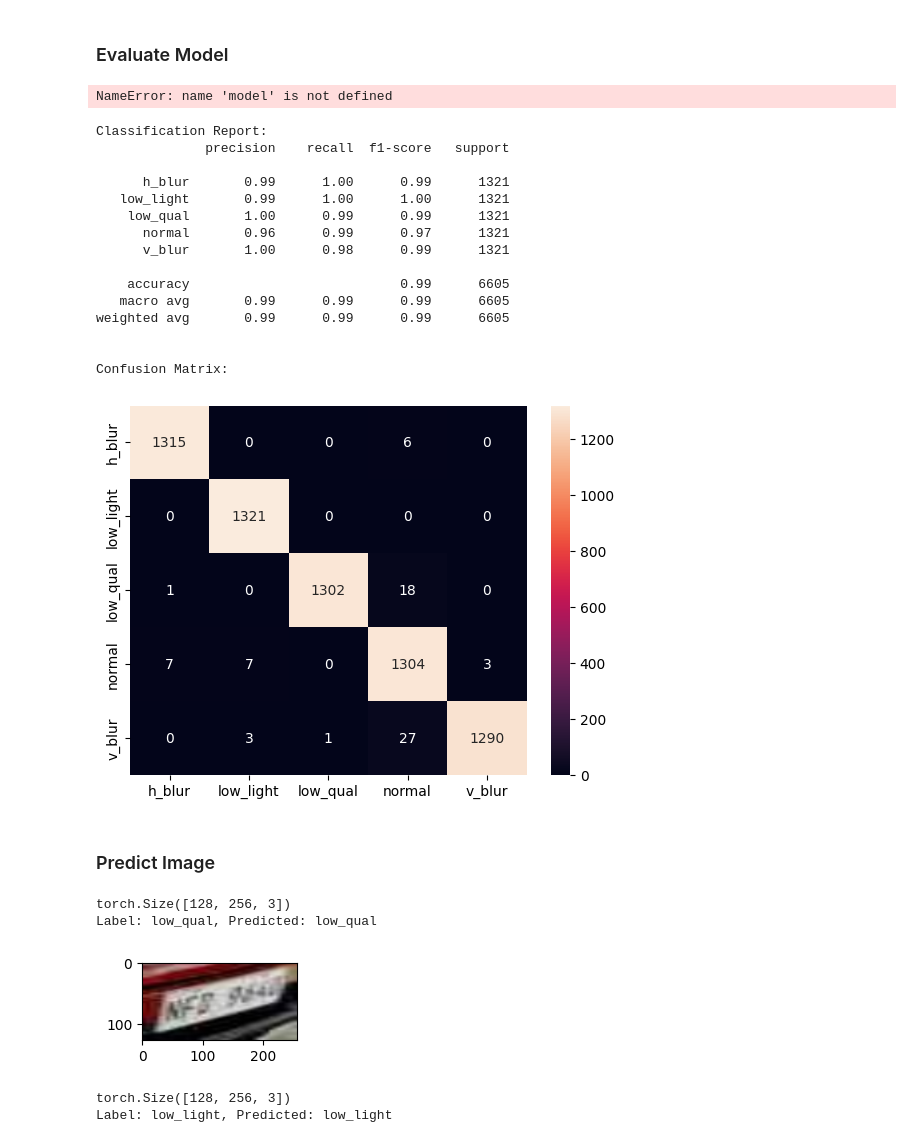
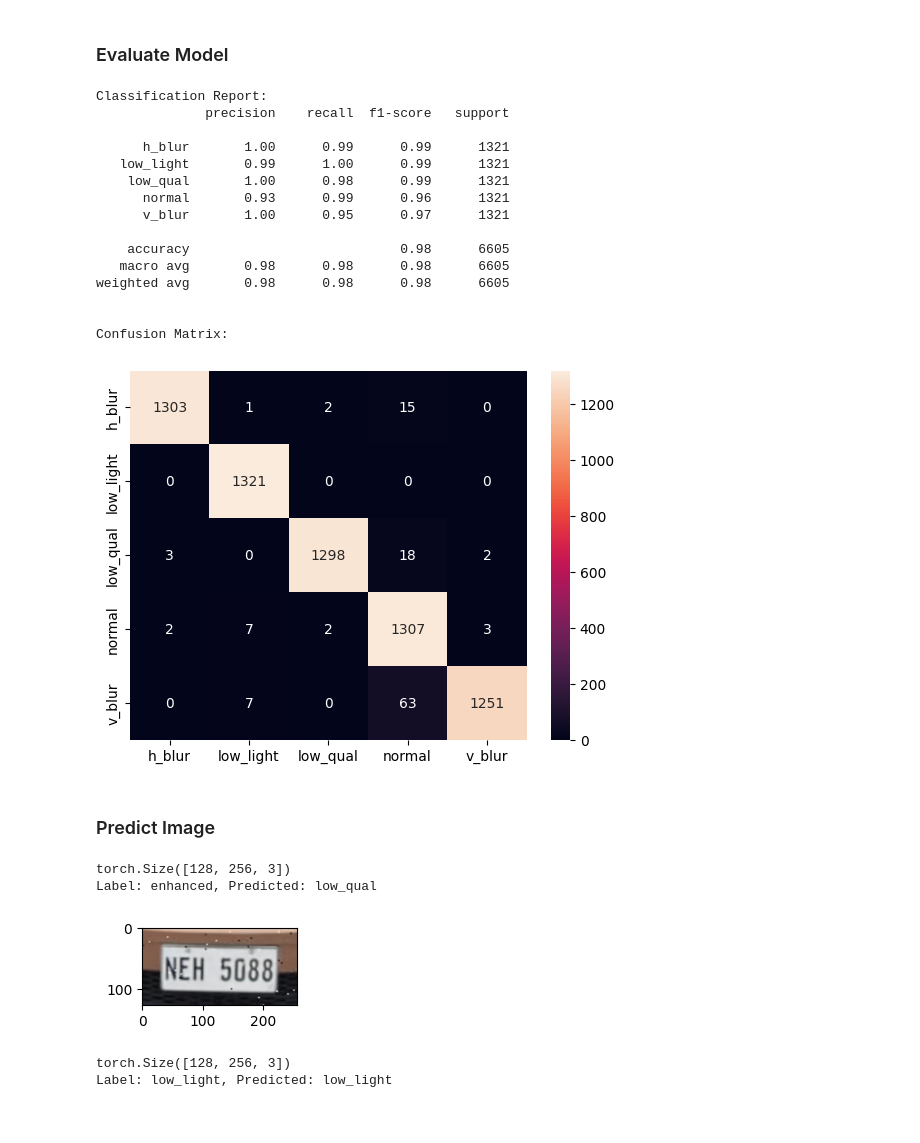
Before and after one commit to jansencruz23/LiPAD-License-Plate-Deblurring-and-Recognition, a Jupyter notebook: src/cnn/distortion_classifier.ipynb, the cells around one changed output. Saved outputs shown, nothing was run; the diff lists cells and outputs as text; code cells hidden in the pictures.

```diff
--- a/src/cnn/distortion_classifier.ipynb
+++ b/src/cnn/distortion_classifier.ipynb
@@ -29,7 +29,7 @@ print(classes)
 ### Data Transformation
 # %%
 # Data transforms (normalization & data augmentation)
-stats = ((0.46788563, 0.47724397, 0.48490899), (0.23993908, 0.2449926, 0.23935836))
+stats = ((0.46668784, 0.47452078, 0.48279296), (0.23489688, 0.24030472, 0.23554797))
 train_tfms = T.Compose([T.Resize([128, 256]),
                         T.RandomPerspective(distortion_scale=0.5, p=0.5),
                         T.ColorJitter(hue=.3),
@@ -327,8 +327,6 @@ with torch.no_grad():
 
         all_preds.extend(preds.cpu().numpy())
         all_labels.extend(labels.cpu().numpy())
-# %% [output]
-NameError: name 'model' is not defined
 # %%
 class_names = train_ds.classes
 
@@ -342,19 +340,19 @@ plt.show()
 Classification Report:
               precision    recall  f1-score   support
 
-      h_blur       0.99      1.00      0.99      1321
-   low_light       0.99      1.00      1.00      1321
-    low_qual       1.00      0.99      0.99      1321
-      normal       0.96      0.99      0.97      1321
-      v_blur       1.00      0.98      0.99      1321
+      h_blur       1.00      0.99      0.99      1321
+   low_light       0.99      1.00      0.99      1321
+    low_qual       1.00      0.98      0.99      1321
+      normal       0.93      0.99      0.96      1321
+      v_blur       1.00      0.95      0.97      1321
 
-    accuracy                           0.99      6605
-   macro avg       0.99      0.99      0.99      6605
-weighted avg       0.99      0.99      0.99      6605
+    accuracy                           0.98      6605
+   macro avg       0.98      0.98      0.98      6605
+weighted avg       0.98      0.98      0.98      6605
 
 
 Confusion Matrix:
-[figure, old version]
+[figure, new version]
 # %% [markdown]
 ### Predict Image
 # %%
@@ -368,16 +366,16 @@ def predict_image(img, model):
     # Retrieve the class label
     return train_ds.classes[preds[0].item()]
 # %%
-img, label = valid_ds[3230]
+img, label = valid_ds[1]
 denorm_img = denormalize(img, *stats)[0].permute(1, 2, 0)
 plt.figure(figsize=(2,20))
 plt.imshow(denorm_img)
 print(denorm_img.shape)
-print(f'Label: {train_ds.classes[label]}, Predicted: {predict_image(img, model)}')
+print(f'Label: {train_ds.classes[label]}, Predicted: {predict_image(img, loaded_model)}')
 # %% [output]
 torch.Size([128, 256, 3])
-Label: low_qual, Predicted: low_qual
+Label: enhanced, Predicted: low_qual
-[figure, old version]
+[figure, new version]
 # %%
 img, label = valid_ds[2000]
 denorm_img = denormalize(img, *stats)[0].permute(1, 2, 0)
```
Also changed, not shown: parts of 19 cells of this notebook, 4 other files.
